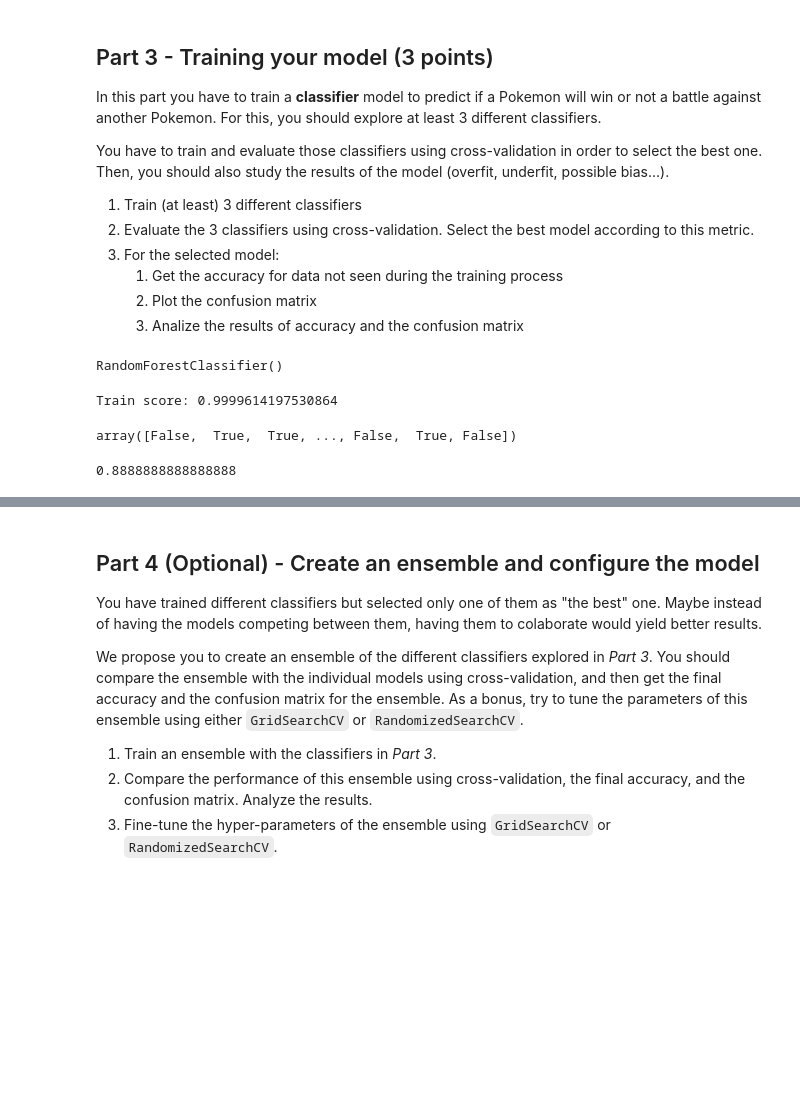
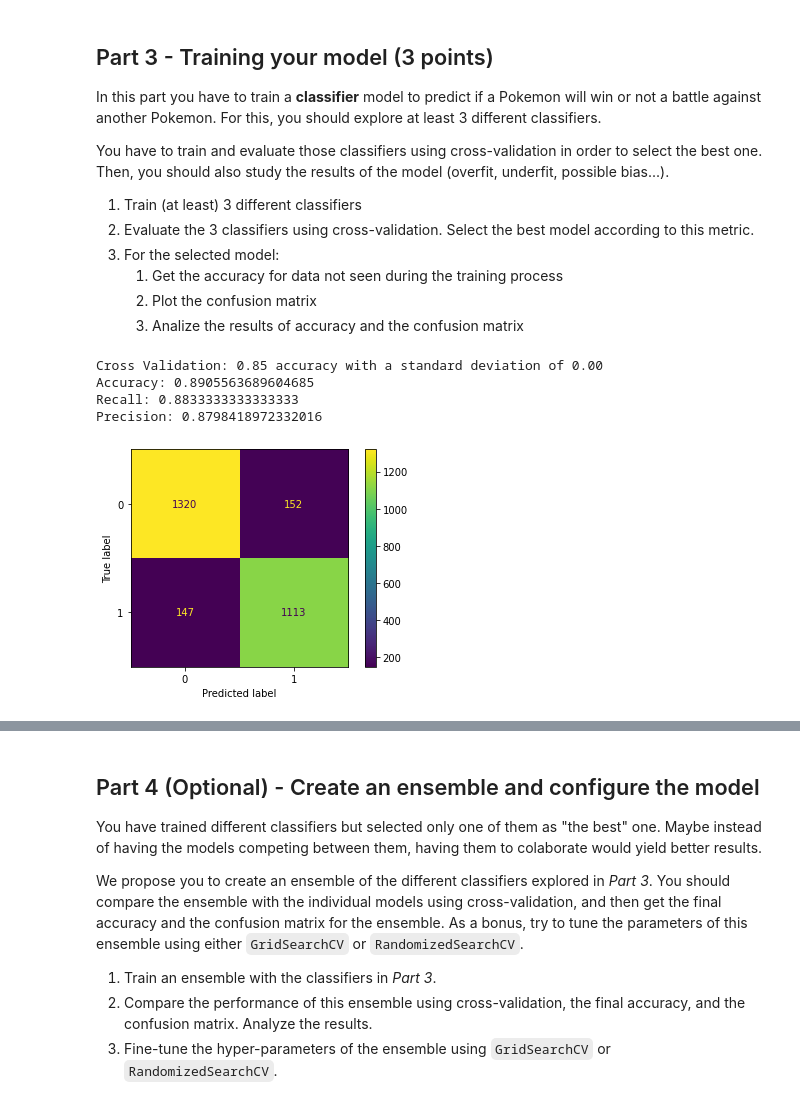
Before and after one commit to quimpm/pokemon-combat-prediction, a Jupyter notebook: pokemon_basic-ml.ipynb, the cells around one changed output, grey strips where cells are left out. Cells and saved outputs as stored; diff of their text form; code cells hidden in the pictures; blank space fills up the shorter version.

```diff
--- a/pokemon_basic-ml.ipynb
+++ b/pokemon_basic-ml.ipynb
@@ -612,23 +660,27 @@ y_train = strat_train_set["Wins"]
 X_test = strat_test_set_droped_nas.drop(["Wins"], axis = 1)
 y_test = strat_test_set_droped_nas["Wins"]
 # %%
-from sklearn.ensemble import RandomForestClassifier
+def print_metrics(y_test, y_test_pred, scores):
+    print("Cross Validation: %0.2f accuracy with a standard deviation of %0.2f" % (scores.mean(), scores.std()))
+    print("Accuracy: "+str(accuracy_score(y_test, y_test_pred)))
+    print("Recall: "+str(recall_score(y_test, y_test_pred)))
+    print("Precision: "+str(precision_score(y_test, y_test_pred)))
+    conf_matrix = confusion_matrix(y_test, y_test_pred)
+    disp = ConfusionMatrixDisplay(conf_matrix)
+    disp.plot()
+    plt.show()
 
-model = RandomForestClassifier()
-model.fit(X_train, y_train)
+def fit_and_predict(model, X_train, y_train, X_test):
+    model.fit(X_train, y_train)
+    return model.predict(X_test)
-# %% [output]
-RandomForestClassifier()
-# %%
-print("Train score:", model.score(X_train, y_train))
-# %% [output]
-Train score: 0.9999614197530864
-# %%
-y_test_pred = model.predict(X_test)
-y_test_pred
-# %% [output]
-array([False,  True,  True, ..., False,  True, False])
 # %%
-from sklearn.metrics import accuracy_score
-accuracy_score(y_test, y_test_pred)
+rf = RandomForestClassifier()
+scores = cross_val_score(rf, X_train, y_train, cv=5)
+y_test_pred = fit_and_predict(rf, X_train, y_train, X_test)
+print_metrics(y_test, y_test_pred, scores)
 # %% [output]
-0.8888888888888888
+Cross Validation: 0.85 accuracy with a standard deviation of 0.00
+Accuracy: 0.8905563689604685
+Recall: 0.8833333333333333
+Precision: 0.8798418972332016
+[figure, added]
```
Also changed, not shown: parts of 55 cells of this notebook, 2 other files.
